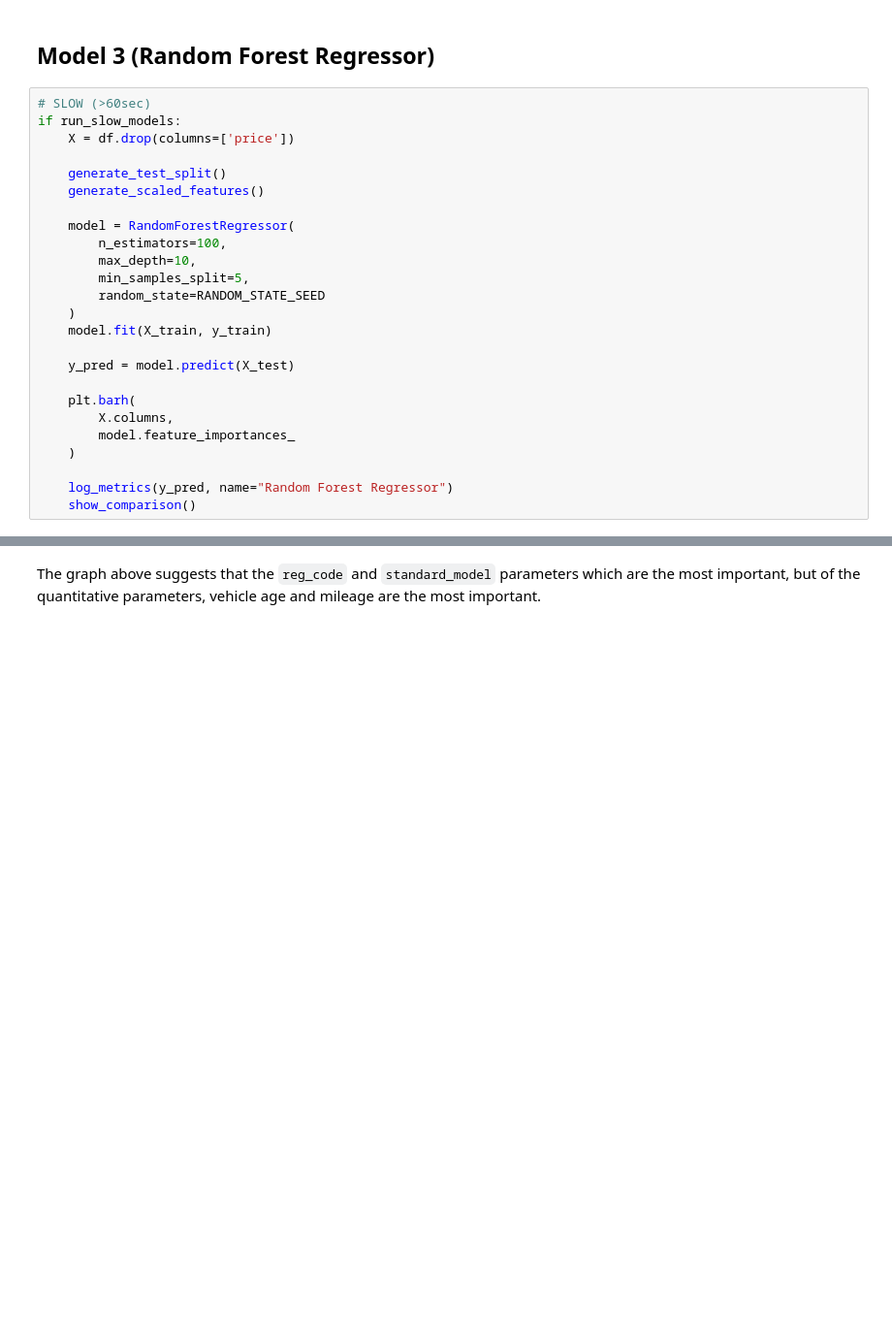
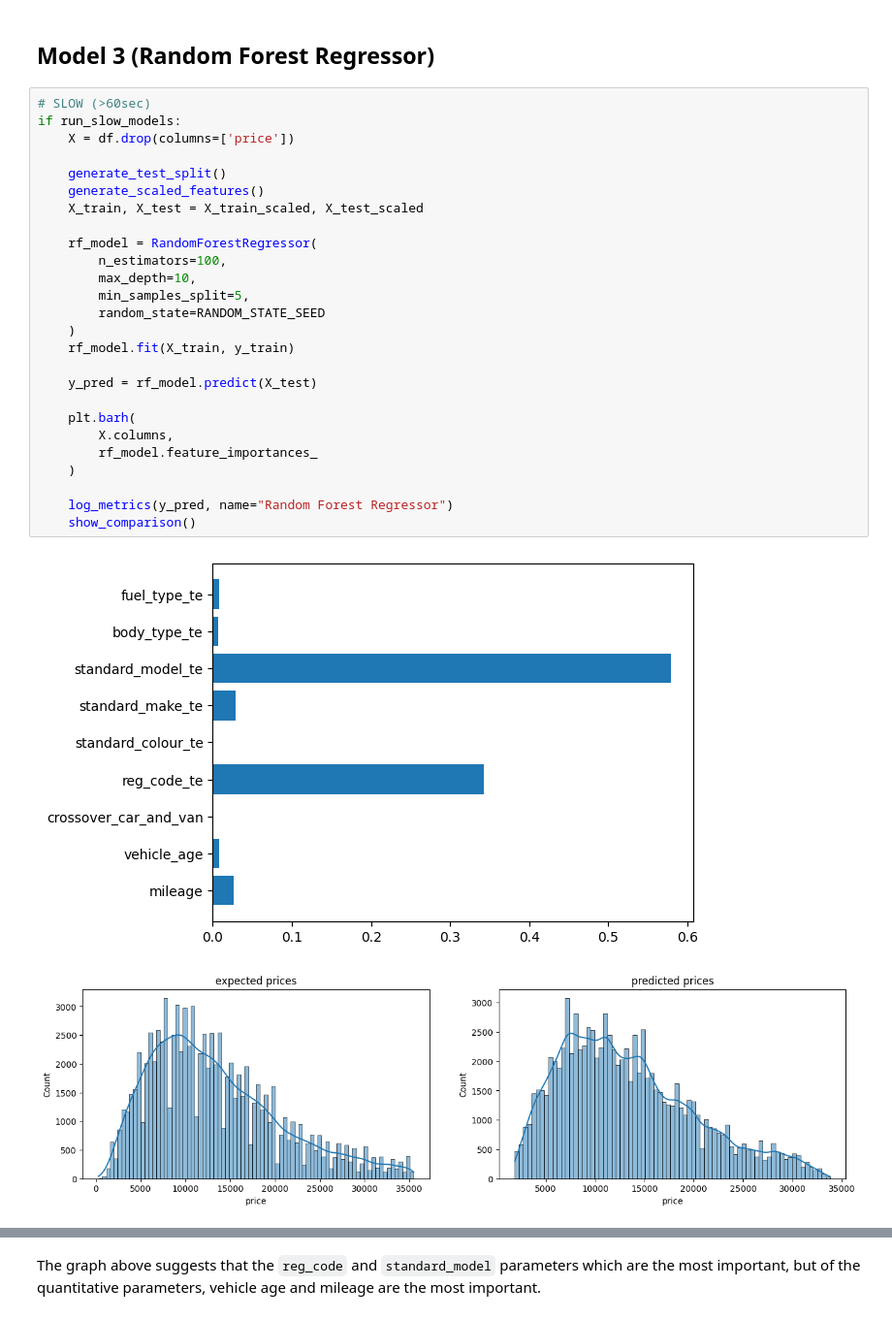
Before and after one commit to jake05050505/UA92-12-Applied_Artificial_Intelligence, a Jupyter notebook: assignment.ipynb, the cells around one changed output, grey strips where cells are left out. Shown at 97% size. Cells and saved outputs as stored; diff of their text form; blank space fills up the shorter version.

```diff
--- a/assignment.ipynb
+++ b/assignment.ipynb
@@ -594,25 +683,29 @@ show_comparison()
 # %%
 # SLOW (>60sec)
 if run_slow_models:
     X = df.drop(columns=['price'])
 
     generate_test_split()
     generate_scaled_features()
+    X_train, X_test = X_train_scaled, X_test_scaled
 
-    model = RandomForestRegressor(
+    rf_model = RandomForestRegressor(
         n_estimators=100,
         max_depth=10,
         min_samples_split=5,
         random_state=RANDOM_STATE_SEED
     )
-    model.fit(X_train, y_train)
+    rf_model.fit(X_train, y_train)
 
-    y_pred = model.predict(X_test)
+    y_pred = rf_model.predict(X_test)
 
     plt.barh(
         X.columns,
-        model.feature_importances_
+        rf_model.feature_importances_
     )
 
     log_metrics(y_pred, name="Random Forest Regressor")
     show_comparison()
+# %% [output]
+[figure, added]
+[figure, added]
```
Also changed, not shown: parts of 30 cells of this notebook, 1 other file.
